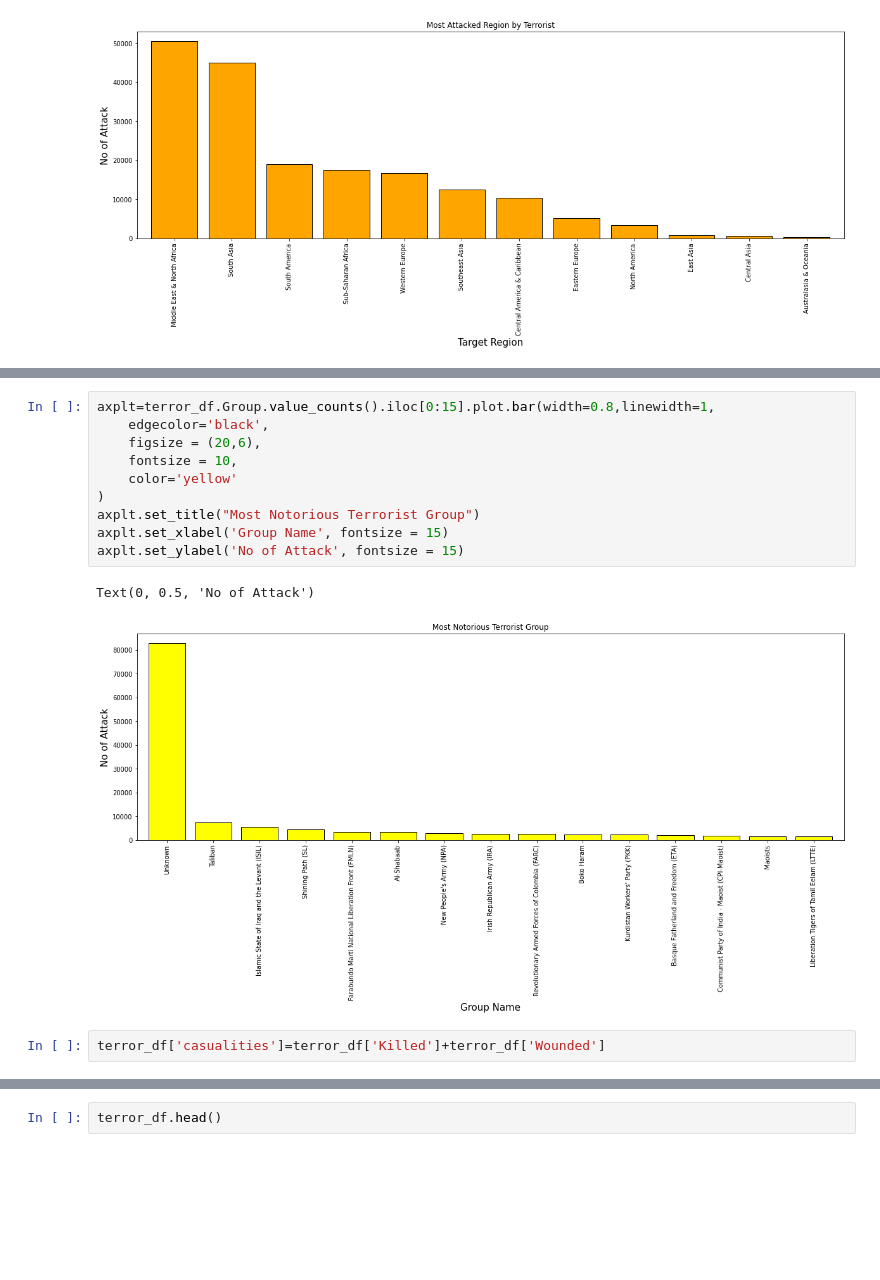
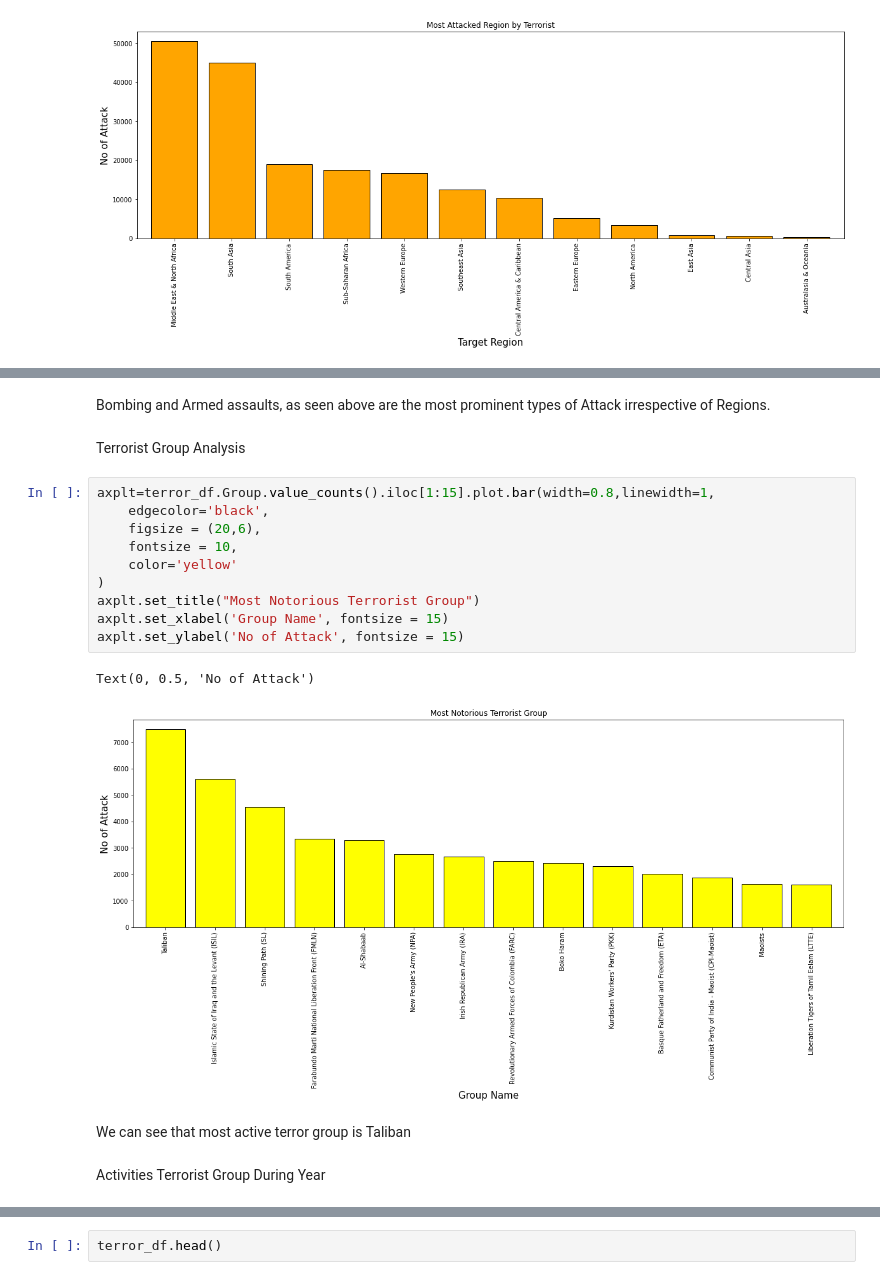
Before and after one commit to chinu1997/Team5-Capstone, a Jupyter notebook: Chinmaya_Devprasad_Team_5_Capstone_Project1.ipynb, the cells around one changed output, grey strips where cells are left out. Saved outputs shown, nothing was run; the diff lists cells and outputs as text; blank space fills up the shorter version.

```diff
--- a/Chinmaya_Devprasad_Team_5_Capstone_Project1.ipynb
+++ b/Chinmaya_Devprasad_Team_5_Capstone_Project1.ipynb
@@ -201,15 +319,21 @@ Text(0, 0.5, 'No of Attack')
+# %% [markdown]
+Bombing and Armed assaults, as seen above are the most prominent types of Attack irrespective of Regions.
+# %% [markdown]
+ Terrorist Group Analysis
 # %%
-axplt=terror_df.Group.value_counts().iloc[0:15].plot.bar(width=0.8,linewidth=1,
+axplt=terror_df.Group.value_counts().iloc[1:15].plot.bar(width=0.8,linewidth=1,
     edgecolor='black',
     figsize = (20,6),
     fontsize = 10,
     color='yellow'
 )
 axplt.set_title("Most Notorious Terrorist Group")
 axplt.set_xlabel('Group Name', fontsize = 15)
 axplt.set_ylabel('No of Attack', fontsize = 15)
 # %% [output]
 Text(0, 0.5, 'No of Attack')
-[figure, old version]
+[figure, new version]
-# %%
-terror_df['casualities']=terror_df['Killed']+terror_df['Wounded']
+# %% [markdown]
+We can see that most active terror group is Taliban
+# %% [markdown]
+Activities Terrorist Group During Year
```
Also changed, not shown: parts of 74 cells of this notebook.
